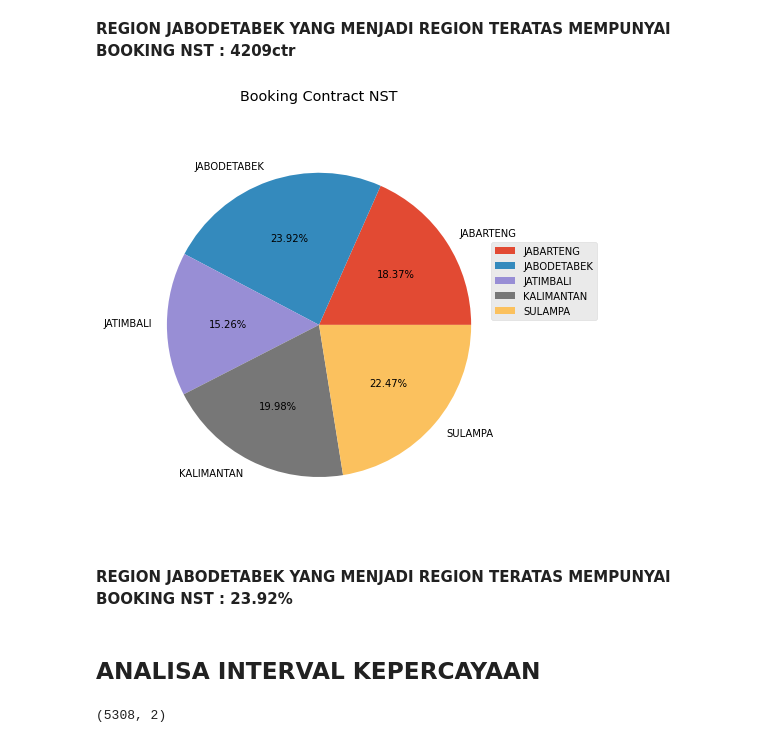
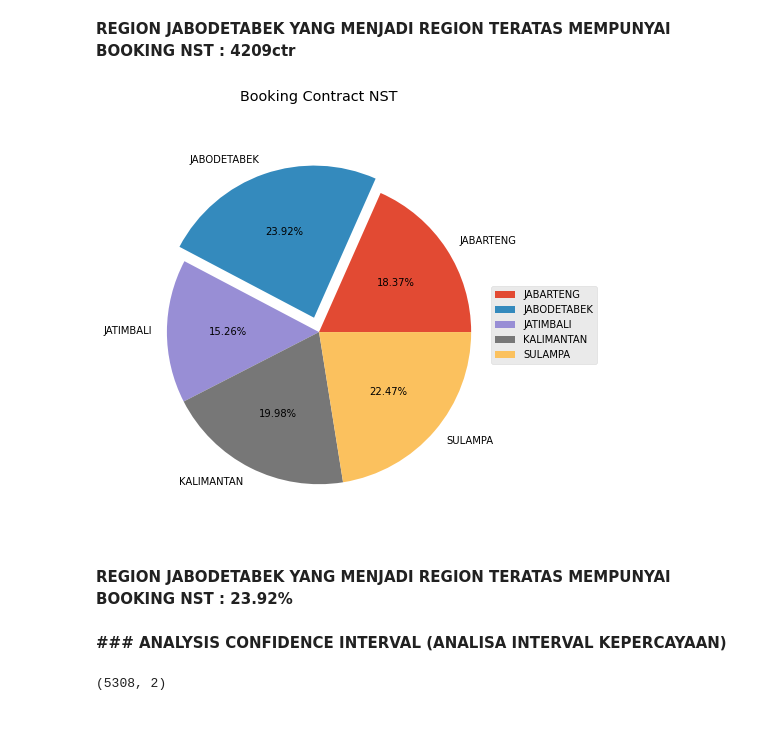
Before and after one commit to EvaFerawaty/Assignment_PYTN_081_EvaFerawaty, a Jupyter notebook: PYTN_2_081_EVAFERAWATY_220722.ipynb, the cells around one changed output. Drawn from its saved outputs; the diff is of its cells as text; code cells hidden in the pictures.

```diff
--- a/PYTN_2_081_EVAFERAWATY_220722.ipynb
+++ b/PYTN_2_081_EVAFERAWATY_220722.ipynb
@@ -320,17 +320,17 @@ plt.show()
 **REGION JABODETABEK YANG MENJADI REGION TERATAS MEMPUNYAI BOOKING NST : 4209ctr**
 # %%
 dataNST = df1.groupby(['REGION'])['Booking Contract'].sum()
-dataNST.plot(kind="pie", autopct="%.2f%%", explode=[0,0,0,0,0] ,legend=True, ylabel="", rot=4, figsize=(6,8))
-plt.legend(bbox_to_anchor=(1, 0.7))
+dataNST.plot(kind="pie", autopct="%.2f%%", explode=[0,0.1,0,0,0] ,legend=True, ylabel="", rot=4, figsize=(6,8))
+plt.legend(bbox_to_anchor=(1, 0.6))
 plt.title('Booking Contract NST')
 plt.axis('equal')
 plt.show()
 # %% [output]
-[figure, old version]
+[figure, new version]
 # %% [markdown]
 **REGION JABODETABEK YANG MENJADI REGION TERATAS MEMPUNYAI BOOKING NST : 23.92%**
 # %% [markdown]
-## **ANALISA INTERVAL KEPERCAYAAN**
+**### ANALYSIS CONFIDENCE INTERVAL (ANALISA INTERVAL KEPERCAYAAN)**
 # %%
 NST_A = df1[['REGION','Booking Contract']]
 print(NST_A.shape)
```
Also changed, not shown: parts of 5 cells of this notebook.
